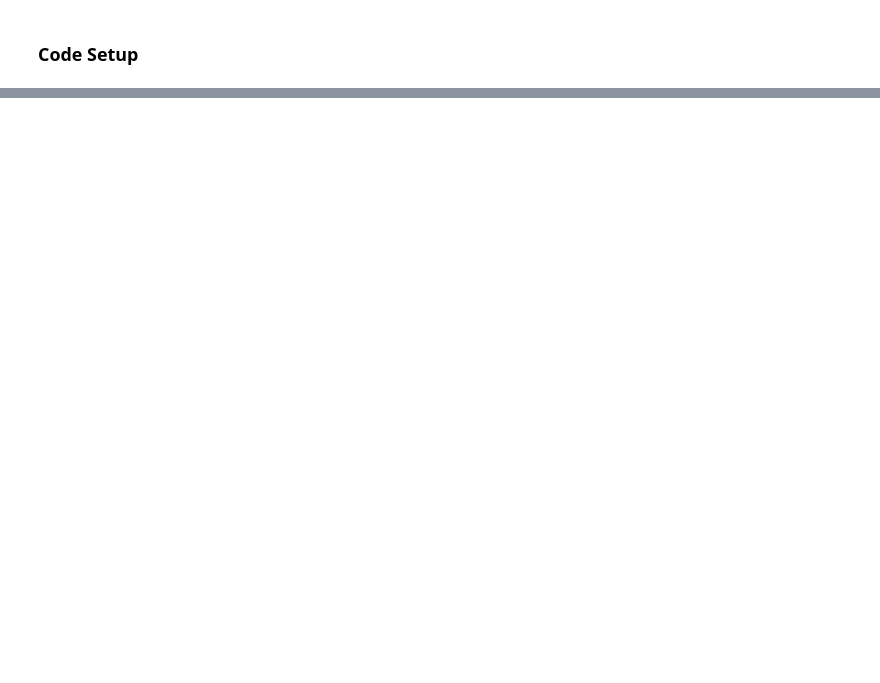
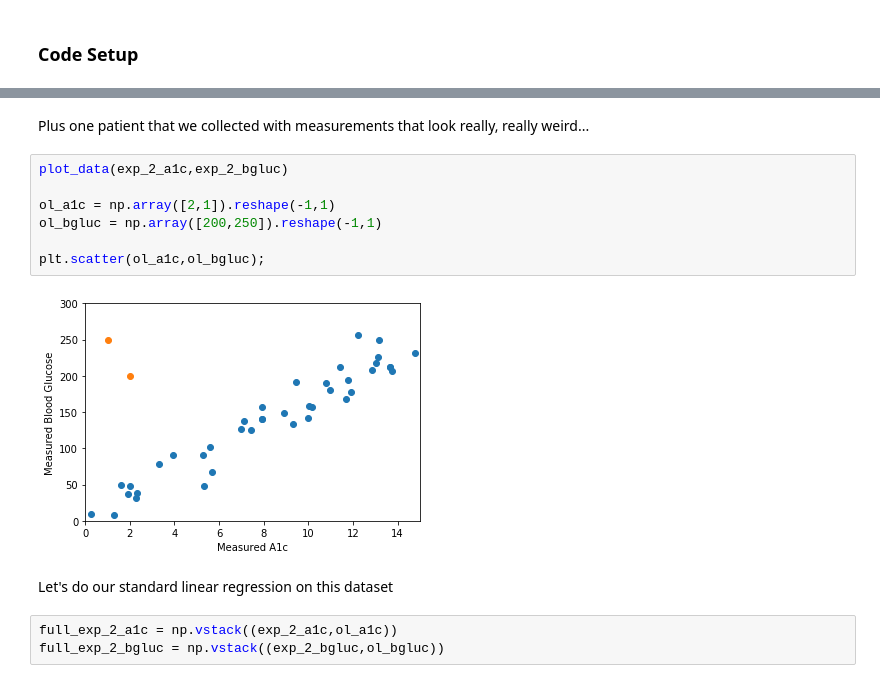
Before and after one commit to virati/Med_ML, a Jupyter notebook: core/ML_Med_LinRegr.ipynb, the cells around one changed output, grey strips where cells are left out. Saved outputs shown, nothing was run; the diff lists cells and outputs as text; blank space fills up the shorter version.

```diff
--- a/core/ML_Med_LinRegr.ipynb
+++ b/core/ML_Med_LinRegr.ipynb
@@ -78,0 +128,16 @@ As we start talking about regularization, we start entering the world of *machin
+# %% [markdown]
+Plus one patient that we collected with measurements that look really, really weird...
+# %%
+plot_data(exp_2_a1c,exp_2_bgluc)
+
+ol_a1c = np.array([2,1]).reshape(-1,1)
+ol_bgluc = np.array([200,250]).reshape(-1,1)
+
+plt.scatter(ol_a1c,ol_bgluc);
+# %% [output]
+[figure, added]
+# %% [markdown]
+Let's do our standard linear regression on this dataset
+# %%
+full_exp_2_a1c = np.vstack((exp_2_a1c,ol_a1c))
+full_exp_2_bgluc = np.vstack((exp_2_bgluc,ol_bgluc))
```
Also changed, not shown: parts of 31 cells of this notebook, 2 other files.
